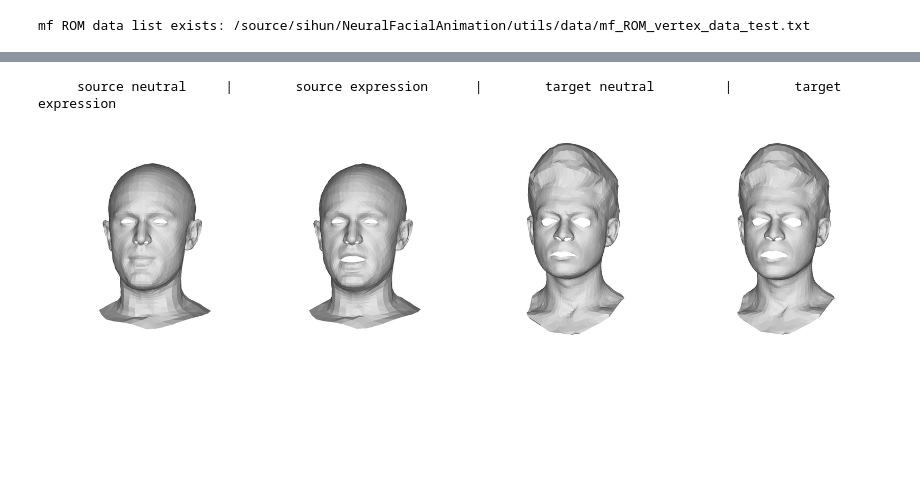
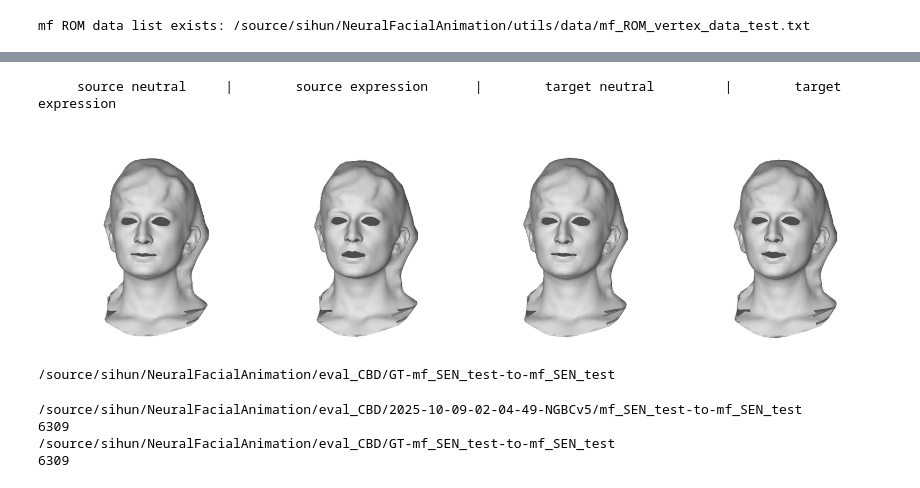
Before and after one commit to chacorp/PDB, a Jupyter notebook: notebook/NBC_visualize.ipynb, the cells around one changed output, grey strips where cells are left out. Drawn from its saved outputs; the diff is of its cells as text; code cells hidden in the pictures; blank space fills up the shorter version.

```diff
--- a/notebook/NBC_visualize.ipynb
+++ b/notebook/NBC_visualize.ipynb
@@ -205 +225,14 @@ plot_image_array(
+# %%
+def get_mesh(selection, dataset):
+    if selection=='voca':
+        mesh = dataset.voca_mesh
+    elif selection=='biwi':
+        mesh = dataset.biwi_mesh
+    elif selection=='mf_SEN':
+        mesh = dataset.mf_SEN_mesh
+    elif selection=='coma':
+        mesh = dataset.coma_mesh
+    elif selection=='mf_ROM':
+        mesh = dataset.mf_ROM_mesh
+    return mesh
 # %%
@@ -286,5 +304,8 @@ plot_image_array(
 # %%
-file_name = 'coma-to-mf_ROM'
+# file_name = 'coma-to-mf_ROM'
+# file_name = 'mf_ROM_test-to-mf_ROM_val'
+# file_name = 'mf_ROM_test-to-mf_ROM_test'
+file_name = 'mf_SEN_test-to-mf_SEN_test'
 a2b_retarget_path = __abs_path__ + '/eval_CBD/'+opts.ckpt.split('/')[-1]+'/'+file_name
 print(a2b_retarget_path)
 os.makedirs(a2b_retarget_path, exist_ok=True)
@@ -293,9 +314,8 @@ os.makedirs(a2b_retarget_path, exist_ok=True)
 # %%
 FRAME = 0
 
-
 # '/source/sihun/NeuralFacialAnimation/eval_CBD/2025-09-29-00-17-41-NGBCv5-eval'
-pbar = tqdm(enumerate(src_dataloader), total=len_data, ncols=100)
+pbar = tqdm(enumerate(src_dataloader), total=len_dataloader, ncols=100)
 for index, batch in pbar:
     if FRAME == index:
         with torch.no_grad():
@@ -313,26 +333,28 @@ for index, batch in pbar:
 # %%
 SIZE=6
 M_SCALE=.7
 SAVE=0
 
 M_trns=np.array([0,0.,0])
 v_list=[
-    batch.template.detach().cpu().numpy()[0] * M_SCALE,
-    batch.vertices.detach().cpu().numpy()[0] * M_SCALE,
-    pred_source.detach().cpu().numpy()[0] * M_SCALE,
-    pred_outputs.detach().cpu().numpy()[0] * M_SCALE,
+    batch.template.detach().cpu().numpy()[0],
+    batch.vertices.detach().cpu().numpy()[0],
+    pred_source.detach().cpu().numpy()[0],
+    pred_outputs.detach().cpu().numpy()[0],
 ]
 v_list = [v * M_SCALE + M_trns for v in v_list]
 f_list=[ src_mesh['face'], src_mesh['face'], tgt_mesh['face'], tgt_mesh['face'] ]
 
 print('     source neutral \t|\t source expression \t|\t target neutral \t|\t target expression')
-plot_image_array(
-    v_list, f_list,
-    rot_list=[[0,-10,0]]*len(v_list),
-    size=SIZE, bg_black=False, mode='shade',
-    logdir=f"../_tmp",
-    name=f"A-to-B", save=SAVE
-)
+# plot_image_array(
+#     v_list, f_list,
+#     rot_list=[[0,-10,0]]*len(v_list),
+#     size=SIZE, bg_black=False, mode='shade',
+#     logdir=f"../_tmp",
+#     name=f"A-to-B", save=SAVE
+# )
+plot_mesh_gouraud(v_list, f_list, mesh_scale=M_SCALE,
+        rot_list=rot_list*len(v_list), size=4, mode='shade', bg_black=False)
 # %% [output]
      source neutral     |        source expression      |        target neutral         |        target expression
-[figure, old version]
+[figure, new version]
@@ -338,0 +377,32 @@ plot_image_array(
+# %%
+# file_name = 'GT-mf_ROM_test-to-mf_ROM_test'
+file_name = 'GT-mf_SEN_test-to-mf_SEN_test'
+
+# GT_a2b_retarget_path = __abs_path__ + '/eval_CBD/'+opts.ckpt.split('/')[-1]+'/'+file_name
+GT_a2b_retarget_path = __abs_path__ + '/eval_CBD/'+ file_name
+print(GT_a2b_retarget_path)
+os.makedirs(GT_a2b_retarget_path, exist_ok=True)
+
+pbar = tqdm(enumerate(src_dataloader), total=len_dataloader, ncols=100)
+for index, batch in pbar:
+    pred_outputs_np = batch.vertices.detach().cpu().numpy()
+    for b_idx in range(BS):
+        if b_idx < pred_outputs_np.shape[0]:
+            np.save(GT_a2b_retarget_path+f'/{index*BS+b_idx:05d}', tmp_v)
+# %% [output]
+/source/sihun/NeuralFacialAnimation/eval_CBD/GT-mf_SEN_test-to-mf_SEN_test
+# %%
+print(a2b_retarget_path)
+mesh_file_paths = sorted(glob(a2b_retarget_path+'/*.npy'))
+len_mesh_file_paths=len(mesh_file_paths)
+print(len(mesh_file_paths))
+
+print(GT_a2b_retarget_path)
+GT_mesh_file_paths = sorted(glob(GT_a2b_retarget_path+'/*.npy'))
+GT_len_mesh_file_paths=len(GT_mesh_file_paths)
+print(len(GT_mesh_file_paths))
+# %% [output]
+/source/sihun/NeuralFacialAnimation/eval_CBD/2025-10-09-02-04-49-NGBCv5/mf_SEN_test-to-mf_SEN_test
+6309
+/source/sihun/NeuralFacialAnimation/eval_CBD/GT-mf_SEN_test-to-mf_SEN_test
+6309
```
Also changed, not shown: parts of 13 cells of this notebook, 1 other file.
